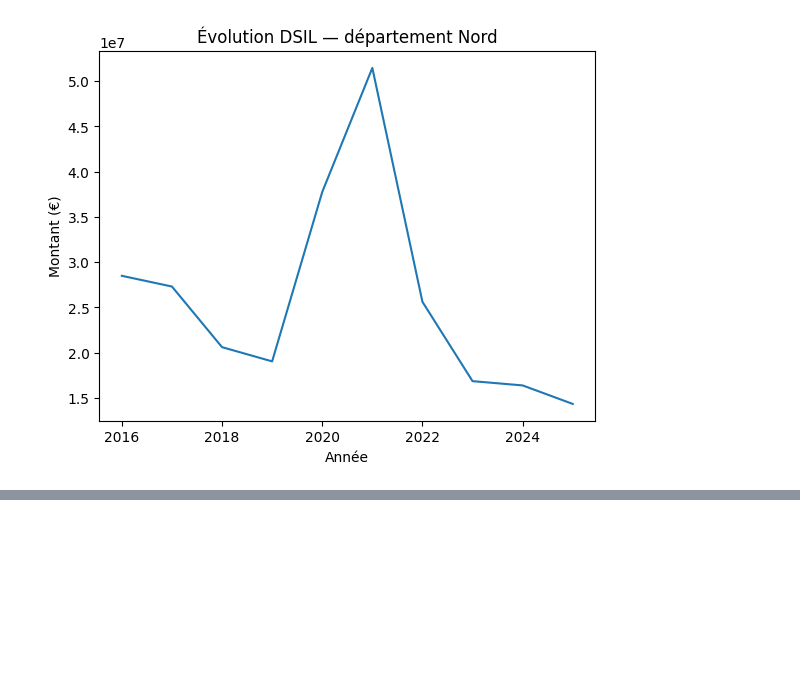
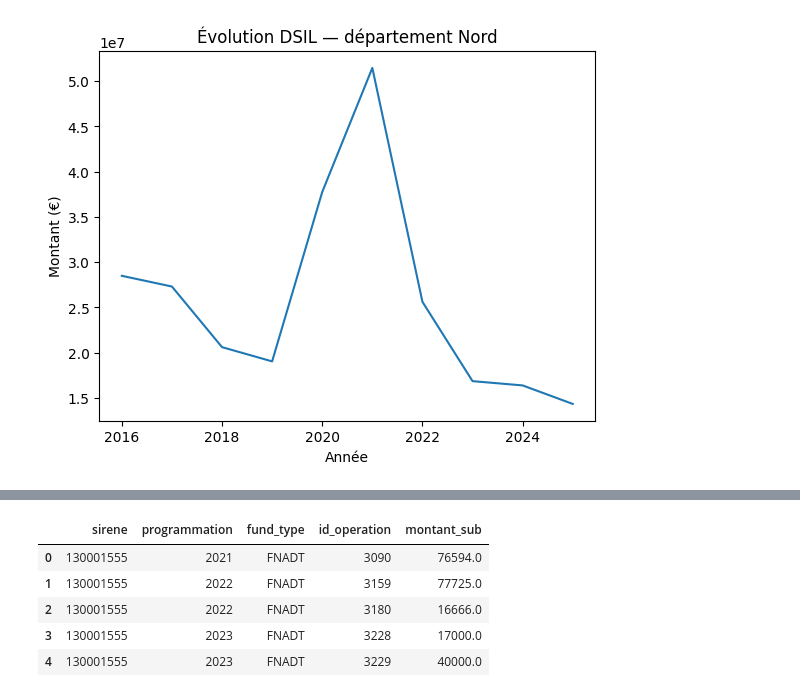
Before and after one commit to Antonlei59/projet1-aenord, a Jupyter notebook: notebooks/01_chargement_agregations.ipynb, the cells around one changed output, grey strips where cells are left out. Saved outputs shown, nothing was run; the diff lists cells and outputs as text; code cells hidden in the pictures; blank space fills up the shorter version.

```diff
--- a/notebooks/01_chargement_agregations.ipynb
+++ b/notebooks/01_chargement_agregations.ipynb
@@ -117,5 +126,5 @@ print(sub_ardt[(sub_ardt['insee_ardt'] == '594') & (sub_ardt['programmation'].is
 # %%
-subs = financements_operations.groupby(['sirene', 'programmation', 'fund_type'])['montant_sub'].sum()
+subs = financements_operations.groupby(['sirene', 'programmation', 'fund_type', 'id_operation'])['montant_sub'].sum()
 subs = subs.reset_index()
 print(subs)
 # %% [output]
@@ -189,0 +218,11 @@ plt.show()
+# %%
+subs.to_sql('subs', engine, if_exists='replace', index=False)
+operation.to_sql('operation', engine, if_exists='replace', index=False)
+pd.read_sql('SELECT * FROM subs LIMIT 5', engine)
+# %% [output]
+|  | sirene | programmation | fund_type | id_operation | montant_sub |
+| 0 | 130001555 | 2021 | FNADT | 3090 | 76594.0 |
+| 1 | 130001555 | 2022 | FNADT | 3159 | 77725.0 |
+| 2 | 130001555 | 2022 | FNADT | 3180 | 16666.0 |
+| 3 | 130001555 | 2023 | FNADT | 3228 | 17000.0 |
+| 4 | 130001555 | 2023 | FNADT | 3229 | 40000.0 |
```
Also changed, not shown: parts of 15 cells of this notebook, 24 other files.
